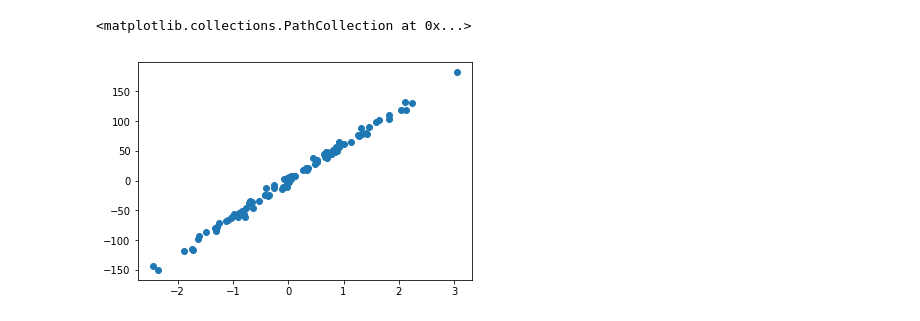
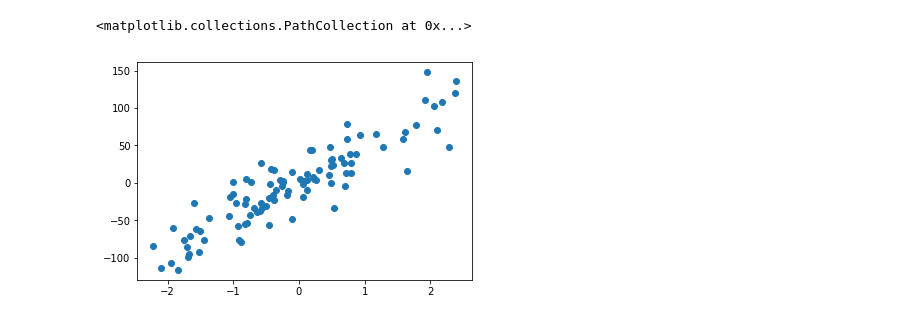
Before and after one commit to rach0012/yerc, a Jupyter notebook: sample_linear_regression.ipynb, the cells around one changed output. Cells and saved outputs as stored; diff of their text form; code cells hidden in the pictures.

Commit message:
boosted regression

```diff
--- a/sample_linear_regression.ipynb
+++ b/sample_linear_regression.ipynb
@@ -12,9 +12,10 @@ from subprocess import check_call
 from sklearn.model_selection import train_test_split
 from sklearn.metrics import r2_score
 # %%
-X, y = make_regression(n_samples=100, n_features=1, noise=5)
+# Also try bayesian regression
+X, y = make_regression(n_samples=100, n_features=1, noise=25)
 X_train, X_test, y_train, y_test = train_test_split(X, y, test_size=0.1, random_state=1111)
 plt.scatter(X,y)
 # %% [output]
 <matplotlib.collections.PathCollection at 0x...>
-[figure, old version]
+[figure, new version]
```
Also changed, not shown: parts of 13 cells of this notebook, 1 other file.
